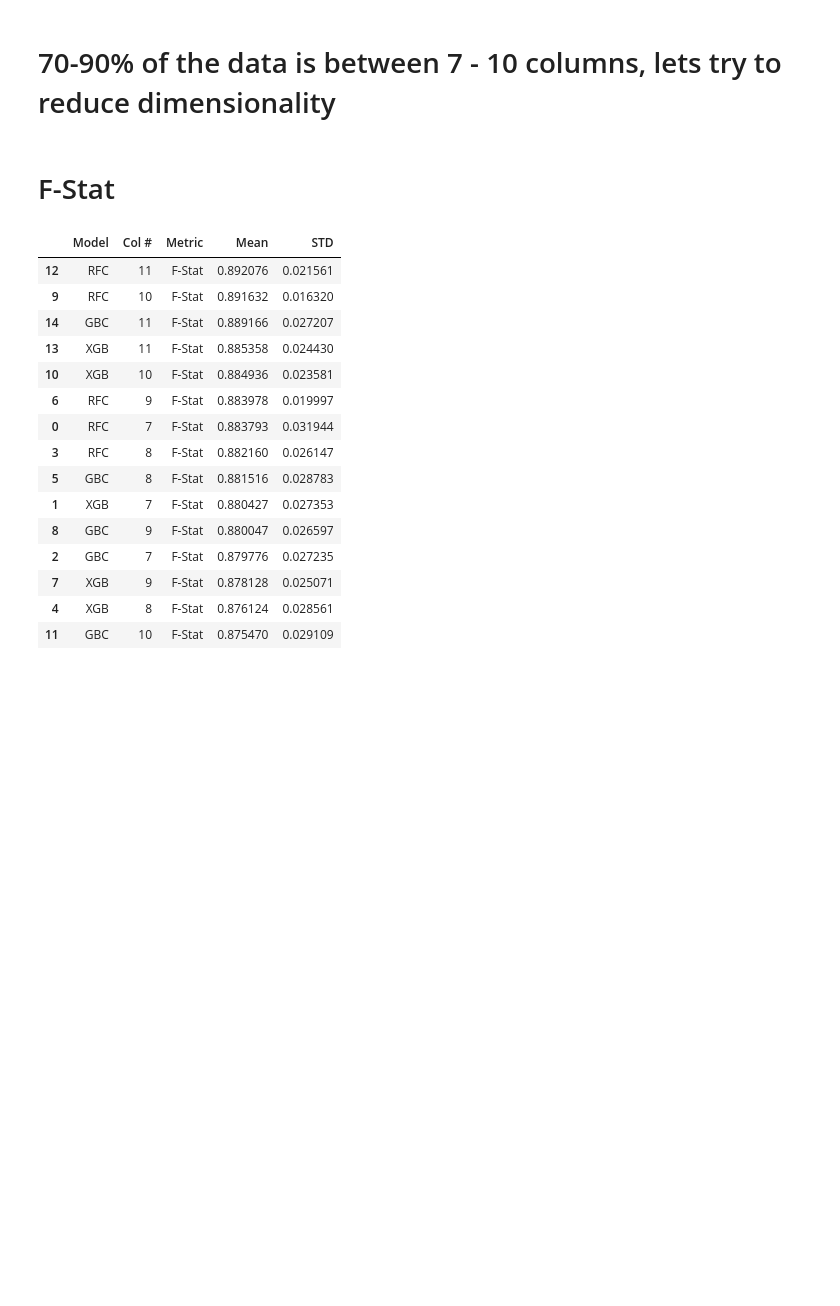
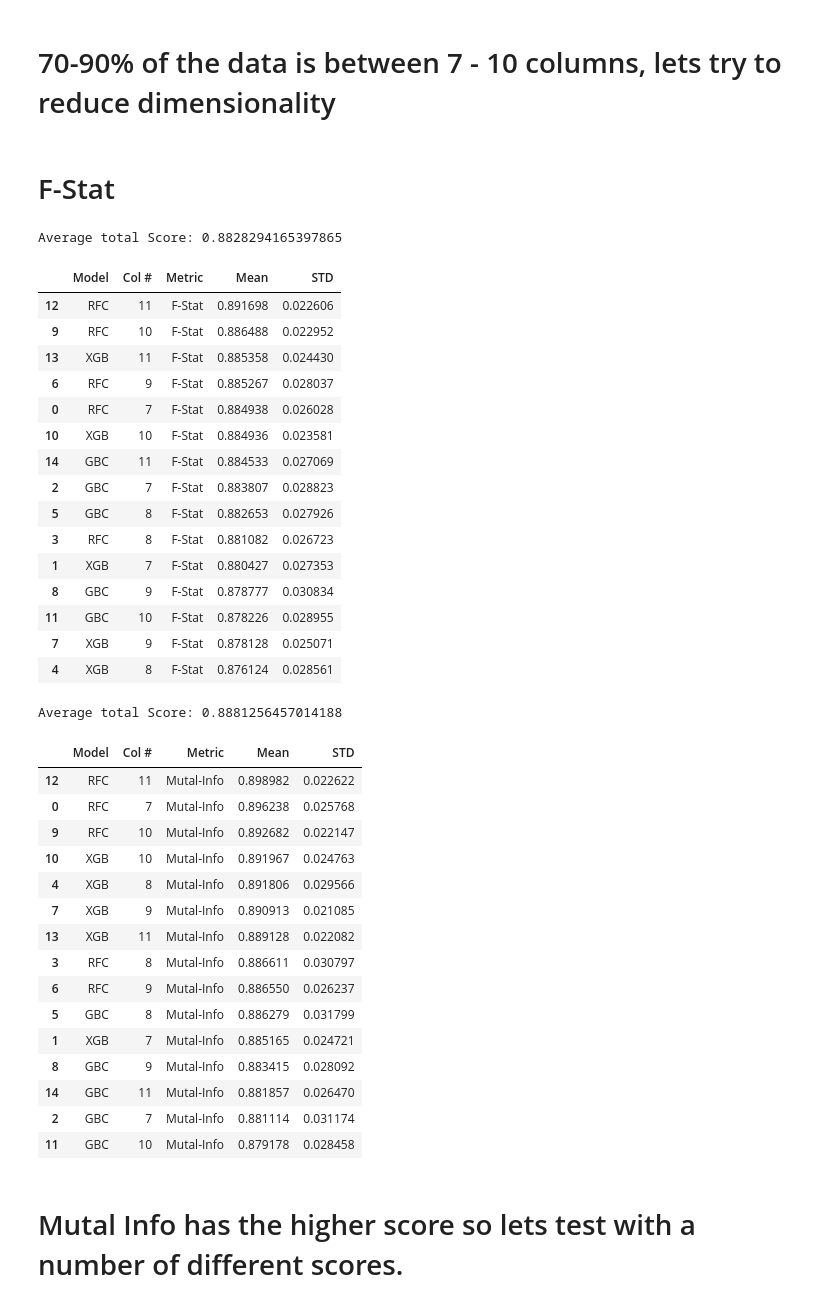
Before and after one commit to MaukanMir/Survival-Patient-Heart-Failure-Classification, a Jupyter notebook: training.ipynb, the cells around one changed output. Drawn from its saved outputs; the diff is of its cells as text; code cells hidden in the pictures; blank space fills up the shorter version.

Commit message:
added new models;

```diff
--- a/training.ipynb
+++ b/training.ipynb
@@ -278,8 +278,8 @@ def pca_analysis(X):
 
 def test_k_best_columns(names, models, X, y, metric, metric_name, variance_window):
 
-
     model_performance = []
+    total_score, runs = 0, 0
     for k in variance_window:
         fs = SelectKBest(score_func=metric, k=k)
         for i in range(len(models)):
@@ -290,14 +290,18 @@ def test_k_best_columns(names, models, X, y, metric, metric_name, variance_windo
                                 (metric_name, fs),
                                 ('model', model)])
             scores = evaluate_model(X, y, pipeline)
+            mean_score = np.mean(scores)
+            total_score += mean_score
+            runs+=1
             model_performance.append({
                 "Model": names[i],
                 "Col #": k,
                 "Metric": metric_name,
-                "Mean": np.mean(scores),
+                "Mean": mean_score,
                 "STD":np.std(scores)
             })
     performance_df = pd.DataFrame(model_performance)
+    print(f"Average total Score: {total_score/runs}")
     return performance_df.sort_values(by="Mean", ascending=False)
 # %% [markdown]
 # EDA Analysis
@@ -844,19 +848,50 @@ variance_window = range(7,11+1)
 metric = f_classif
 test_k_best_columns(names, models, X_bl, y_bl, metric,'F-Stat', variance_window)
 # %% [output]
+Average total Score: 0.8828294165397865
 |  | Model | Col # | Metric | Mean | STD |
-| 12 | RFC | 11 | F-Stat | 0.892076 | 0.021561 |
-| 9 | RFC | 10 | F-Stat | 0.891632 | 0.016320 |
-| 14 | GBC | 11 | F-Stat | 0.889166 | 0.027207 |
+| 12 | RFC | 11 | F-Stat | 0.891698 | 0.022606 |
+| 9 | RFC | 10 | F-Stat | 0.886488 | 0.022952 |
 | 13 | XGB | 11 | F-Stat | 0.885358 | 0.024430 |
+| 6 | RFC | 9 | F-Stat | 0.885267 | 0.028037 |
+| 0 | RFC | 7 | F-Stat | 0.884938 | 0.026028 |
 | 10 | XGB | 10 | F-Stat | 0.884936 | 0.023581 |
-| 6 | RFC | 9 | F-Stat | 0.883978 | 0.019997 |
-| 0 | RFC | 7 | F-Stat | 0.883793 | 0.031944 |
-| 3 | RFC | 8 | F-Stat | 0.882160 | 0.026147 |
-| 5 | GBC | 8 | F-Stat | 0.881516 | 0.028783 |
+| 14 | GBC | 11 | F-Stat | 0.884533 | 0.027069 |
+| 2 | GBC | 7 | F-Stat | 0.883807 | 0.028823 |
+| 5 | GBC | 8 | F-Stat | 0.882653 | 0.027926 |
+| 3 | RFC | 8 | F-Stat | 0.881082 | 0.026723 |
 | 1 | XGB | 7 | F-Stat | 0.880427 | 0.027353 |
-| 8 | GBC | 9 | F-Stat | 0.880047 | 0.026597 |
-| 2 | GBC | 7 | F-Stat | 0.879776 | 0.027235 |
+| 8 | GBC | 9 | F-Stat | 0.878777 | 0.030834 |
+| 11 | GBC | 10 | F-Stat | 0.878226 | 0.028955 |
 | 7 | XGB | 9 | F-Stat | 0.878128 | 0.025071 |
 | 4 | XGB | 8 | F-Stat | 0.876124 | 0.028561 |
-| 11 | GBC | 10 | F-Stat | 0.875470 | 0.029109 |
+# %%
+names = ["RFC", "XGB", "GBC", "SVC"]
+models = [
+  RandomForestClassifier(max_depth=20,min_samples_leaf=1,min_samples_split=2,n_estimators=100),
+  XGBClassifier(learning_rate=0.1,max_depth=7,n_estimators=200),
+  GradientBoostingClassifier(learning_rate=0.2,max_depth=5, n_estimators=200)
+]
+variance_window = range(7,11+1)
+metric = mutual_info_classif
+test_k_best_columns(names, models, X_bl, y_bl, metric,'Mutal-Info', variance_window)
+# %% [output]
+Average total Score: 0.8881256457014188
+|  | Model | Col # | Metric | Mean | STD |
+| 12 | RFC | 11 | Mutal-Info | 0.898982 | 0.022622 |
+| 0 | RFC | 7 | Mutal-Info | 0.896238 | 0.025768 |
+| 9 | RFC | 10 | Mutal-Info | 0.892682 | 0.022147 |
+| 10 | XGB | 10 | Mutal-Info | 0.891967 | 0.024763 |
+| 4 | XGB | 8 | Mutal-Info | 0.891806 | 0.029566 |
+| 7 | XGB | 9 | Mutal-Info | 0.890913 | 0.021085 |
+| 13 | XGB | 11 | Mutal-Info | 0.889128 | 0.022082 |
+| 3 | RFC | 8 | Mutal-Info | 0.886611 | 0.030797 |
+| 6 | RFC | 9 | Mutal-Info | 0.886550 | 0.026237 |
+| 5 | GBC | 8 | Mutal-Info | 0.886279 | 0.031799 |
+| 1 | XGB | 7 | Mutal-Info | 0.885165 | 0.024721 |
+| 8 | GBC | 9 | Mutal-Info | 0.883415 | 0.028092 |
+| 14 | GBC | 11 | Mutal-Info | 0.881857 | 0.026470 |
+| 2 | GBC | 7 | Mutal-Info | 0.881114 | 0.031174 |
+| 11 | GBC | 10 | Mutal-Info | 0.879178 | 0.028458 |
+# %% [markdown]
+# Mutal Info has the higher score so lets test with a number of different scores.
```
